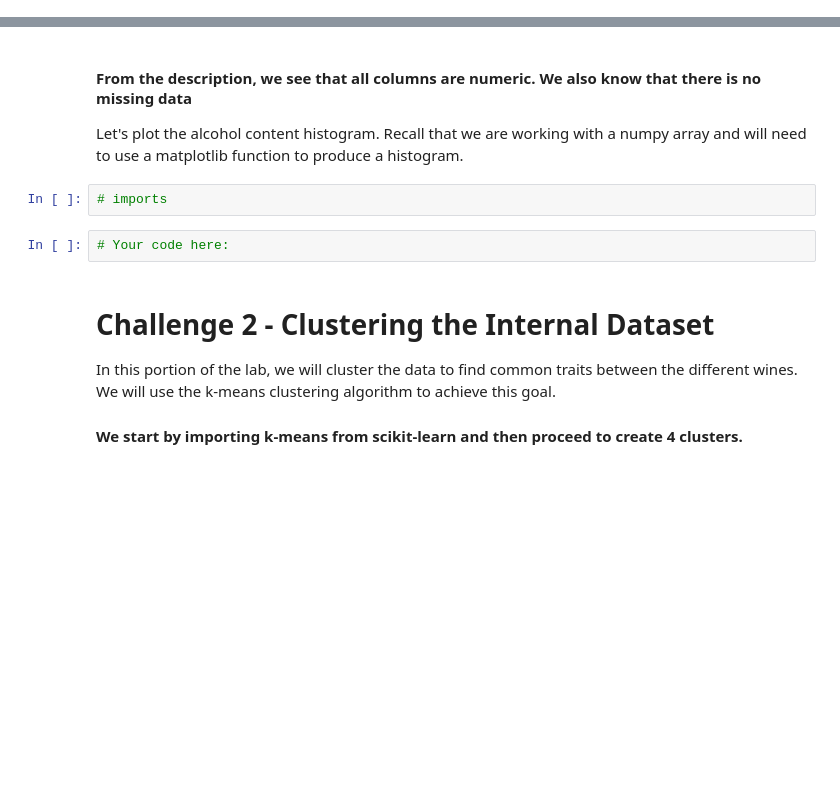
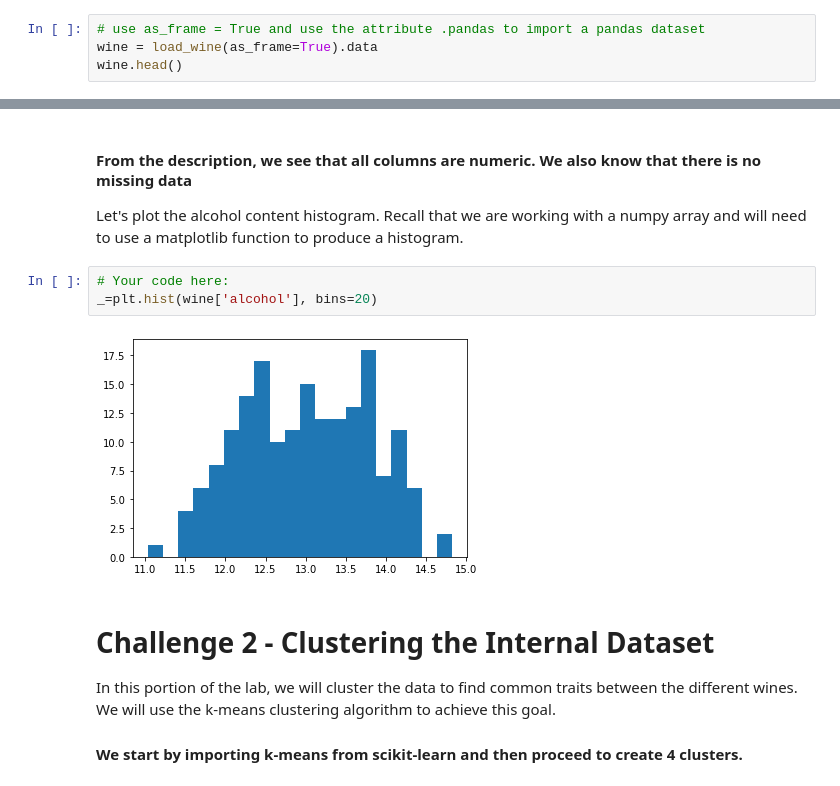
Before and after one commit to ta-datapt-bcn/lab-unsupervised-learning-and-sklearn, a Jupyter notebook: your-code/main.ipynb, the cells around one changed output, grey strips where cells are left out. Saved outputs shown, nothing was run; the diff lists cells and outputs as text; blank space fills up the shorter version.

```diff
--- a/your-code/main.ipynb
+++ b/your-code/main.ipynb
@@ -19,0 +23,4 @@ In the cell below, use the `load_wine` function and assign the wine dataset to a
+# %%
+# use as_frame = True and use the attribute .pandas to import a pandas dataset
+wine = load_wine(as_frame=True).data
+wine.head()
@@ -35,10 +86,11 @@ Print the description of the dataset in the cell below using the `DESCR` attribu
 #### From the description, we see that all columns are numeric. We also know that there is no missing data
 
 Let's plot the alcohol content histogram. Recall that we are working with a numpy array and will need to use a matplotlib function to produce a histogram.
-# %%
-# imports
 # %%
 # Your code here:
+_=plt.hist(wine['alcohol'], bins=20)
+# %% [output]
+[figure, added]
 # %% [markdown]
 # Challenge 2 - Clustering the Internal Dataset
 
```
Also changed, not shown: parts of 67 cells of this notebook.
